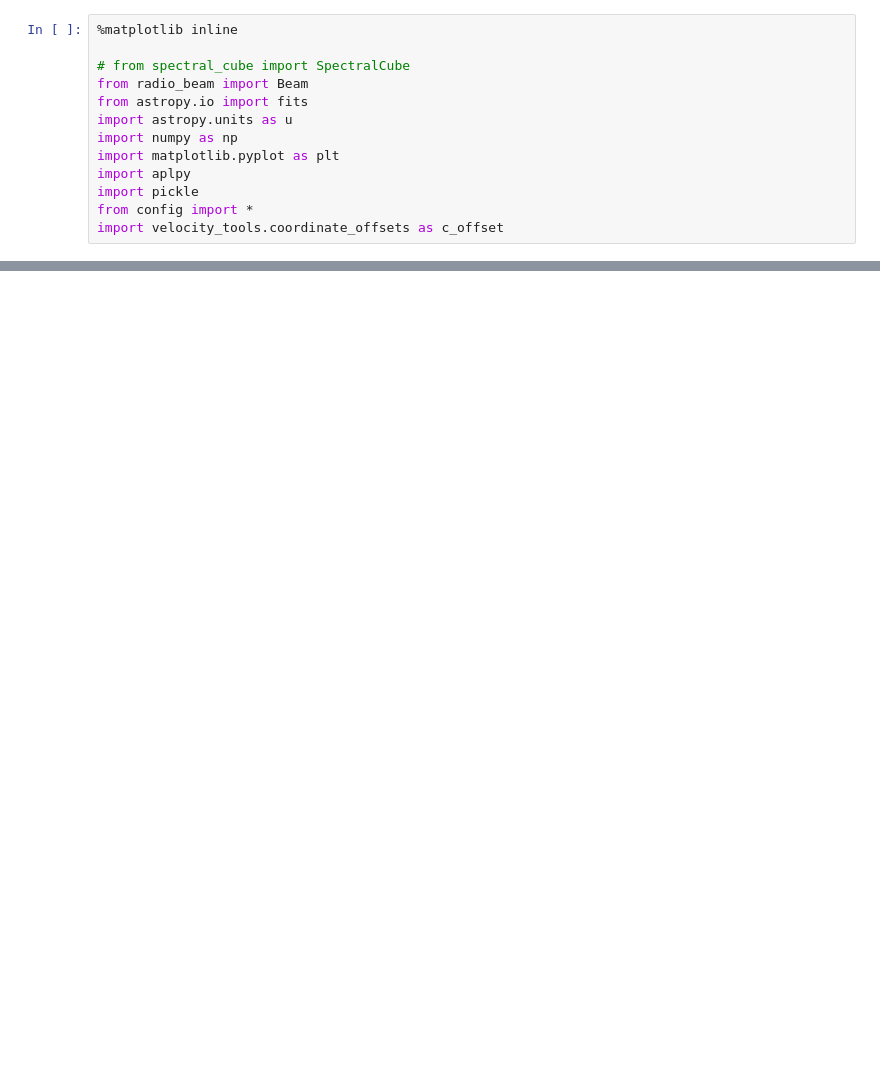
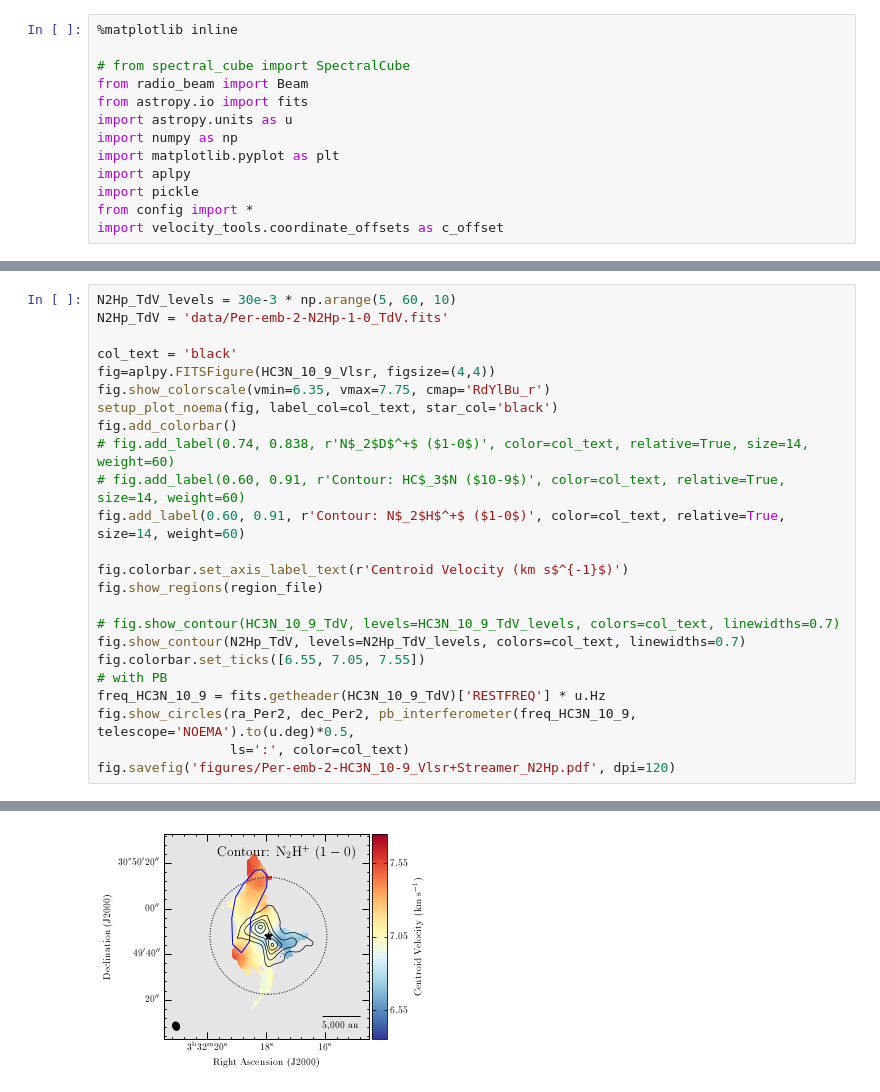
Before and after one commit to jpinedaf/Per-emb-2_NOEMA_analysis, a Jupyter notebook: Analysis_j.ipynb, the cells around one changed output, grey strips where cells are left out. Saved outputs shown, nothing was run; the diff lists cells and outputs as text; blank space fills up the shorter version.

```diff
--- a/Analysis_j.ipynb
+++ b/Analysis_j.ipynb
@@ -31,0 +59,25 @@ fig.show_circles(ra_Per2, dec_Per2, pb_interferometer(freq_N2Dp, telescope='NOEM
+# %%
+N2Hp_TdV_levels = 30e-3 * np.arange(5, 60, 10)
+N2Hp_TdV = 'data/Per-emb-2-N2Hp-1-0_TdV.fits'
+
+col_text = 'black'
+fig=aplpy.FITSFigure(HC3N_10_9_Vlsr, figsize=(4,4))
+fig.show_colorscale(vmin=6.35, vmax=7.75, cmap='RdYlBu_r')
+setup_plot_noema(fig, label_col=col_text, star_col='black')
+fig.add_colorbar()
+# fig.add_label(0.74, 0.838, r'N$_2$D$^+$ ($1-0$)', color=col_text, relative=True, size=14, weight=60)
+# fig.add_label(0.60, 0.91, r'Contour: HC$_3$N ($10-9$)', color=col_text, relative=True, size=14, weight=60)
+fig.add_label(0.60, 0.91, r'Contour: N$_2$H$^+$ ($1-0$)', color=col_text, relative=True, size=14, weight=60)
+
+fig.colorbar.set_axis_label_text(r'Centroid Velocity (km s$^{-1}$)')
+fig.show_regions(region_file)
+
+# fig.show_contour(HC3N_10_9_TdV, levels=HC3N_10_9_TdV_levels, colors=col_text, linewidths=0.7)
+fig.show_contour(N2Hp_TdV, levels=N2Hp_TdV_levels, colors=col_text, linewidths=0.7)
+fig.colorbar.set_ticks([6.55, 7.05, 7.55])
+# with PB
+freq_HC3N_10_9 = fits.getheader(HC3N_10_9_TdV)['RESTFREQ'] * u.Hz
+fig.show_circles(ra_Per2, dec_Per2, pb_interferometer(freq_HC3N_10_9, telescope='NOEMA').to(u.deg)*0.5,
+                 ls=':', color=col_text)
+fig.savefig('figures/Per-emb-2-HC3N_10-9_Vlsr+Streamer_N2Hp.pdf', dpi=120)
+# %% [output]
@@ -31,0 +85 @@ fig.show_circles(ra_Per2, dec_Per2, pb_interferometer(freq_N2Dp, telescope='NOEM
+[figure, added]
```
Also changed, not shown: parts of 23 cells of this notebook, 11 other files.
